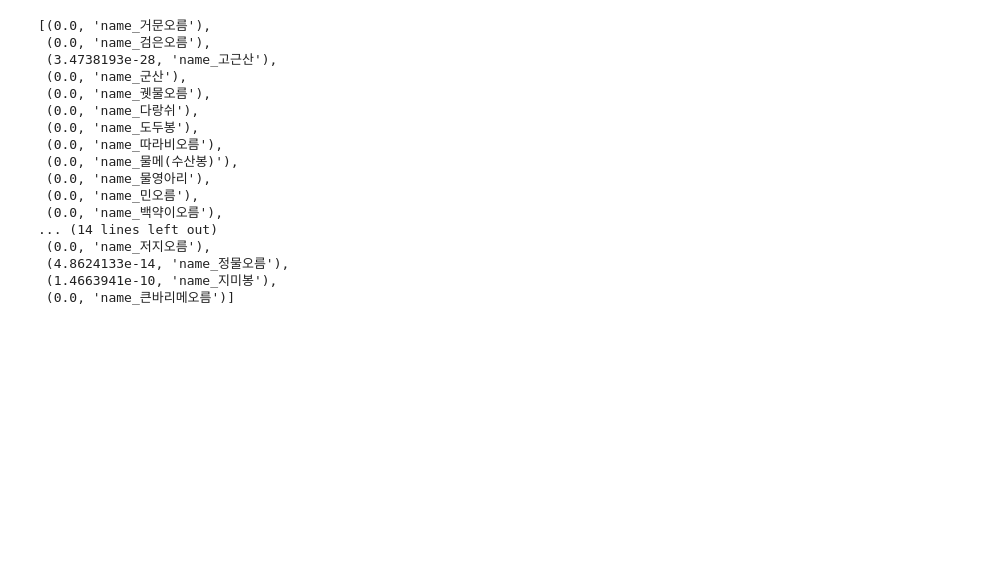
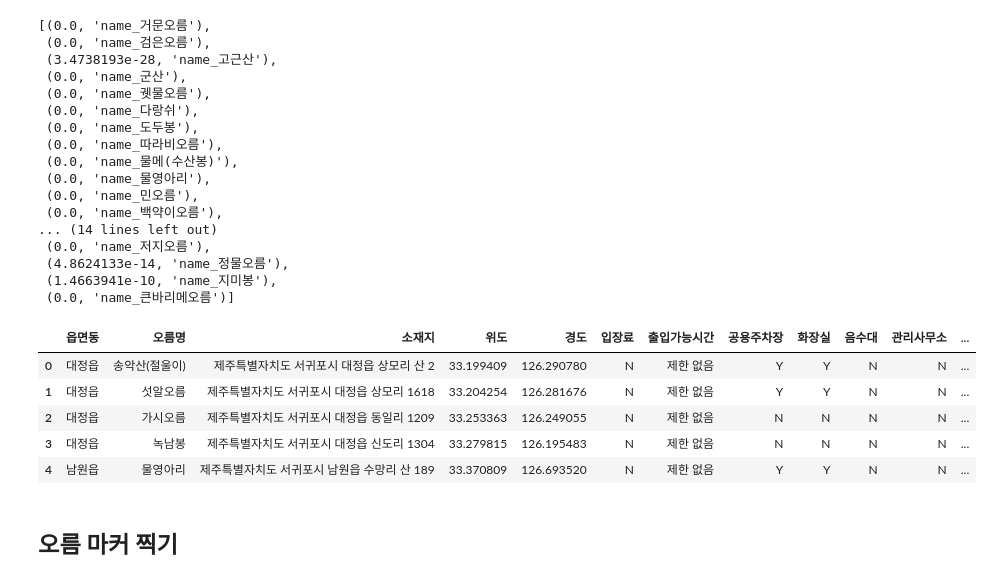
Before and after one commit to rosa2070/TensorFlow01_25, a Jupyter notebook: TensorFlow.ipynb, the cells around one changed output. Cells and saved outputs as stored; diff of their text form; code cells hidden in the pictures; blank space fills up the shorter version.

```diff
--- a/TensorFlow.ipynb
+++ b/TensorFlow.ipynb
@@ -594,0 +604,12 @@ result
+# %%
+df = pd.read_csv('orum.csv', encoding='cp949')
+df.head()
+# %% [output]
+|  | 읍면동 | 오름명 | 소재지 | 위도 | 경도 | 입장료 | 출입가능시간 | 공용주차장 | 화장실 | 음수대 | 관리사무소 | ... |
+| 0 | 대정읍 | 송악산(절울이) | 제주특별자치도 서귀포시 대정읍 상모리 산 2 | 33.199409 | 126.290780 | N | 제한 없음 | Y | Y | N | N | ... |
+| 1 | 대정읍 | 섯알오름 | 제주특별자치도 서귀포시 대정읍 상모리 1618 | 33.204254 | 126.281676 | N | 제한 없음 | Y | Y | N | N | ... |
+| 2 | 대정읍 | 가시오름 | 제주특별자치도 서귀포시 대정읍 동일리 1209 | 33.253363 | 126.249055 | N | 제한 없음 | N | N | N | N | ... |
+| 3 | 대정읍 | 녹남봉 | 제주특별자치도 서귀포시 대정읍 신도리 1304 | 33.279815 | 126.195483 | N | 제한 없음 | N | N | N | N | ... |
+| 4 | 남원읍 | 물영아리 | 제주특별자치도 서귀포시 남원읍 수망리 산 189 | 33.370809 | 126.693520 | N | 제한 없음 | Y | Y | N | N | ... |
+# %% [markdown]
+## 오름 마커 찍기
```
Also changed, not shown: parts of 12 cells of this notebook.
